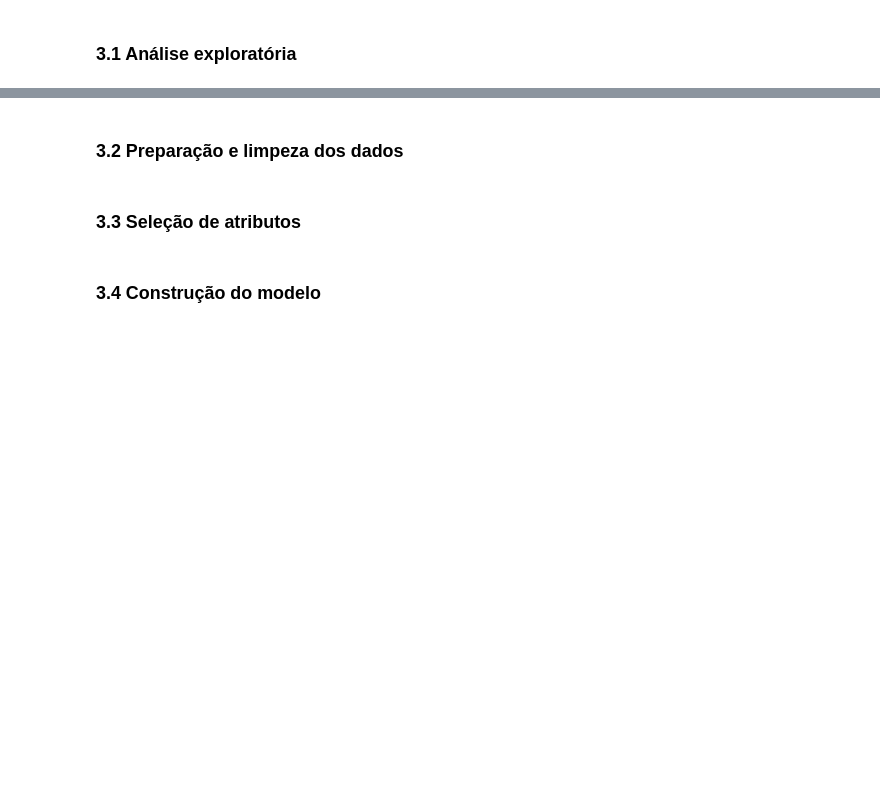
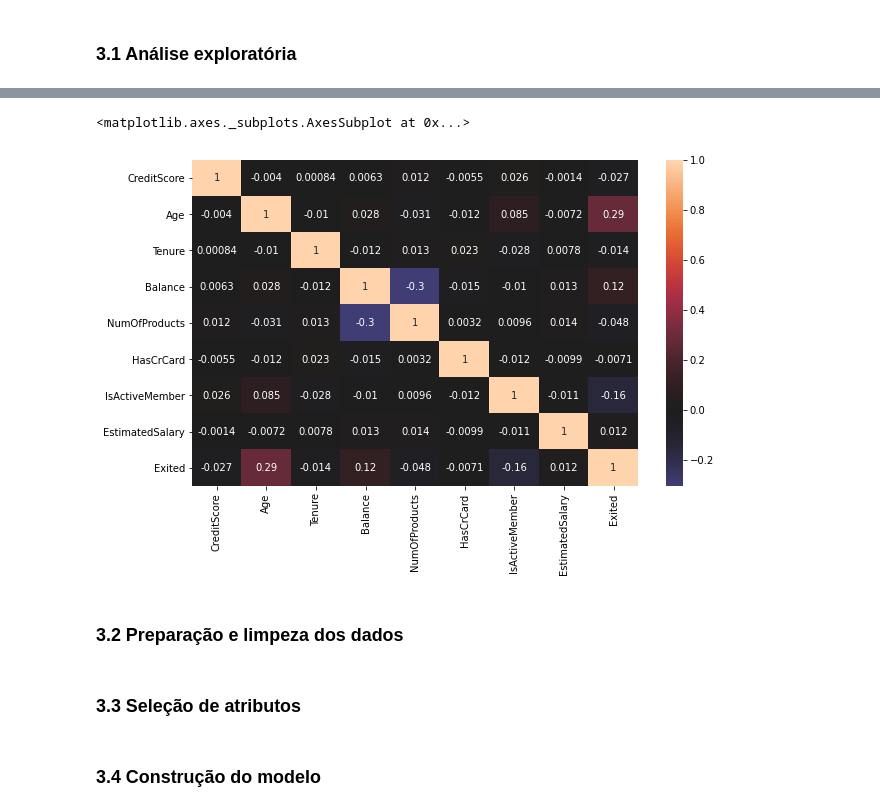
Before and after one commit to robsonbfreitas/br-classification-project, a Jupyter notebook: classification-project-br.ipynb, the cells around one changed output, grey strips where cells are left out. Drawn from its saved outputs; the diff is of its cells as text; code cells hidden in the pictures; blank space fills up the shorter version.

```diff
--- a/classification-project-br.ipynb
+++ b/classification-project-br.ipynb
@@ -72,4 +72,5 @@ import pandas as pd
 import matplotlib.pyplot as plt
 import seaborn as sns
 # %%
-df = pd.read_csv('Churn')
+df = pd.read_csv('Churn_Modelling.csv')
+df.head()
@@ -81,0 +132,2 @@ df = pd.read_csv('Churn')
+# %%
+df_VarUsadas = df[['CreditScore','Geography','Gender', 'Age', 'Tenure','Balance','NumOfProducts','HasCrCard','IsActiveMember','EstimatedSalary','Exited']]
@@ -82,3 +159,9 @@ df = pd.read_csv('Churn')
+# %%
+plt.figure(figsize=(10,6))
+sns.heatmap(data=df_VarUsadas.corr(), annot=True, center=0)
+# %% [output]
+<matplotlib.axes._subplots.AxesSubplot at 0x...>
+[figure, added]
 # %% [markdown]
 ### 3.2 Preparação e limpeza dos dados
 # %%
```
Also changed, not shown: parts of 7 cells of this notebook.
